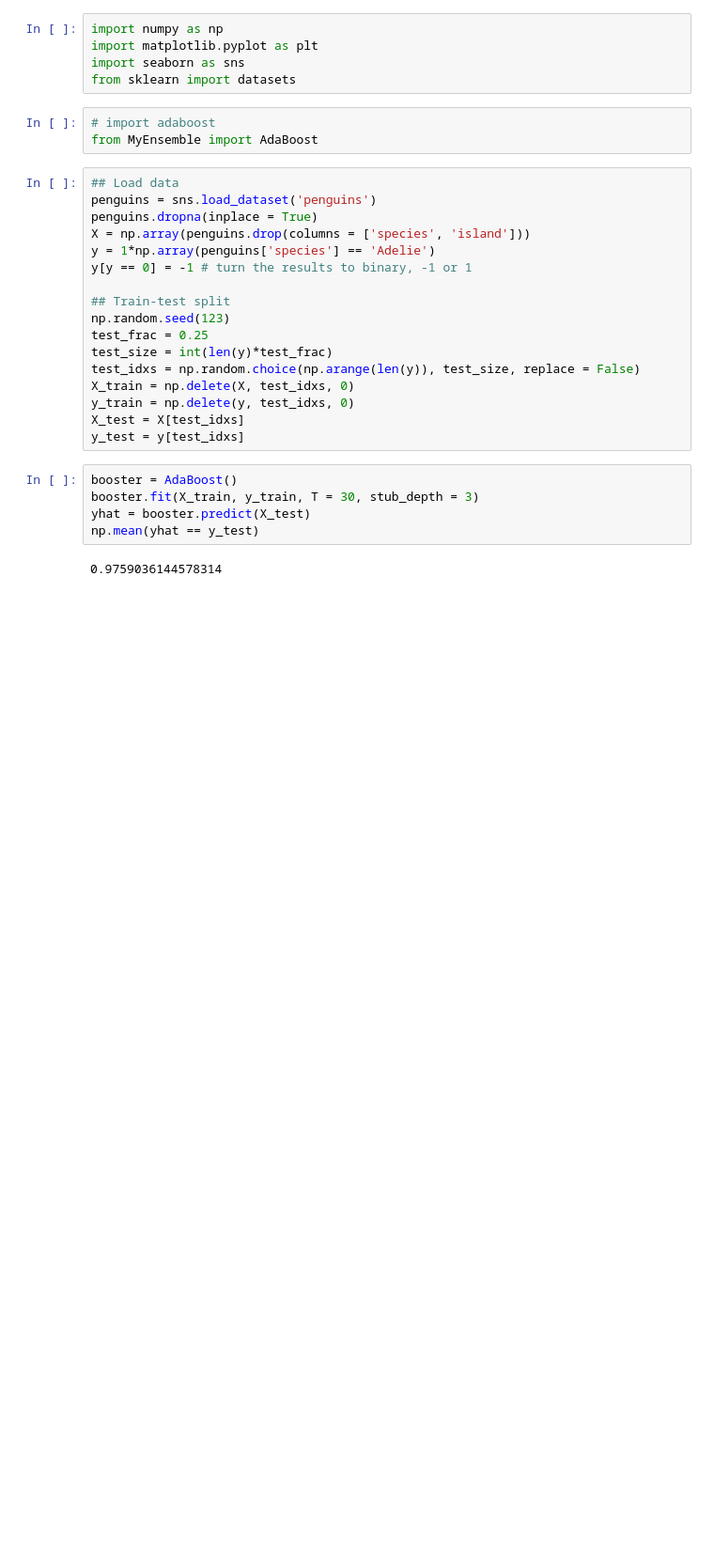
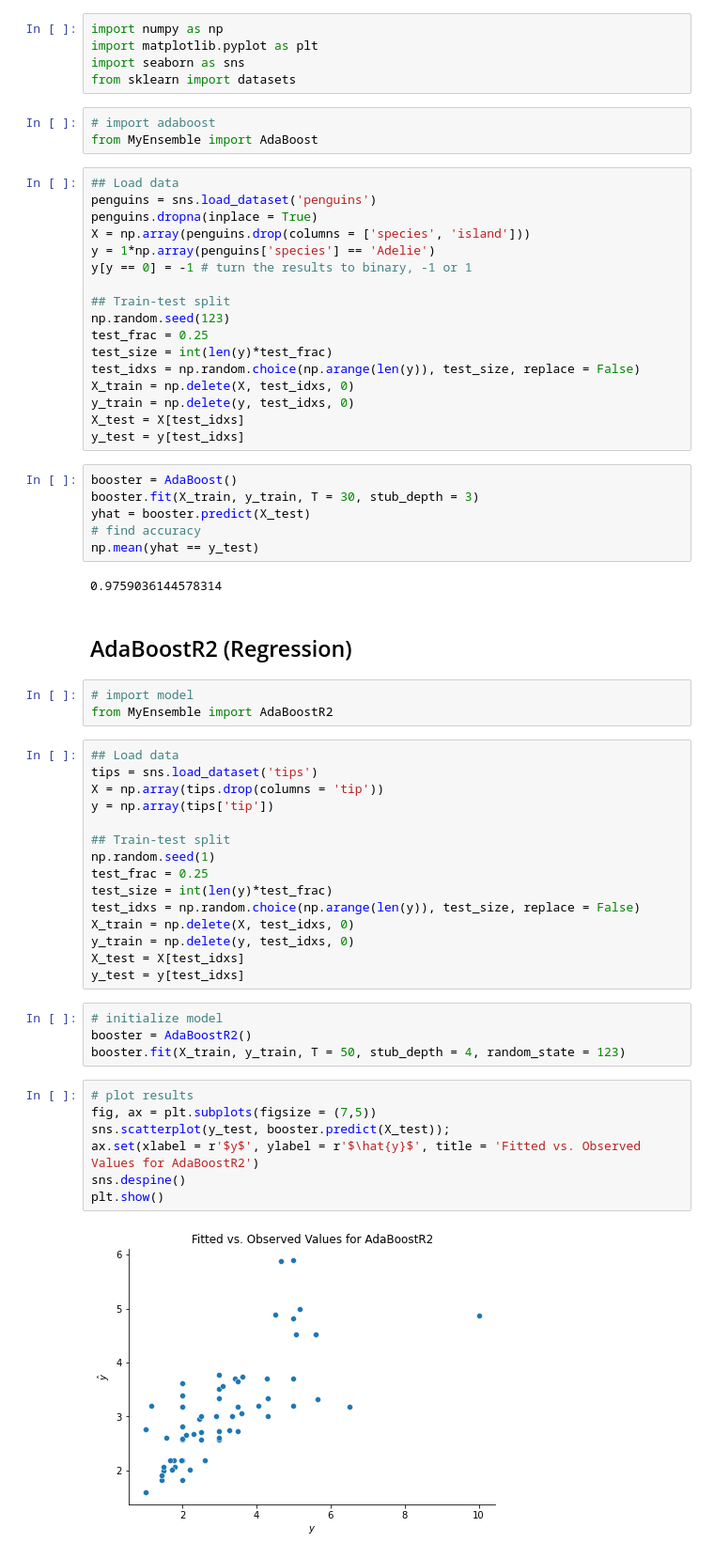
Before and after one commit to knolasco/DS-from-Scratch, a Jupyter notebook: TreeEnsembleMethods/ImplementingEnsembleMethods.ipynb, the cells around one changed output. Shown at 94% size. Drawn from its saved outputs; the diff is of its cells as text; blank space fills up the shorter version.

Commit message:
implementation for AdaBoostR2 on tips dataset

```diff
--- a/TreeEnsembleMethods/ImplementingEnsembleMethods.ipynb
+++ b/TreeEnsembleMethods/ImplementingEnsembleMethods.ipynb
@@ -103,6 +103,40 @@ y_test = y[test_idxs]
 booster = AdaBoost()
 booster.fit(X_train, y_train, T = 30, stub_depth = 3)
 yhat = booster.predict(X_test)
+# find accuracy
 np.mean(yhat == y_test)
 # %% [output]
 0.9759036144578314
+# %% [markdown]
+## AdaBoostR2 (Regression)
+# %%
+# import model
+from MyEnsemble import AdaBoostR2
+# %%
+## Load data
+tips = sns.load_dataset('tips')
+X = np.array(tips.drop(columns = 'tip'))
+y = np.array(tips['tip'])
+
+## Train-test split
+np.random.seed(1)
+test_frac = 0.25
+test_size = int(len(y)*test_frac)
+test_idxs = np.random.choice(np.arange(len(y)), test_size, replace = False)
+X_train = np.delete(X, test_idxs, 0)
+y_train = np.delete(y, test_idxs, 0)
+X_test = X[test_idxs]
+y_test = y[test_idxs]
+# %%
+# initialize model
+booster = AdaBoostR2()
+booster.fit(X_train, y_train, T = 50, stub_depth = 4, random_state = 123)
+# %%
+# plot results
+fig, ax = plt.subplots(figsize = (7,5))
+sns.scatterplot(y_test, booster.predict(X_test));
+ax.set(xlabel = r'$y$', ylabel = r'$\hat{y}$', title = 'Fitted vs. Observed Values for AdaBoostR2')
+sns.despine()
+plt.show()
+# %% [output]
+[figure, added]
```
